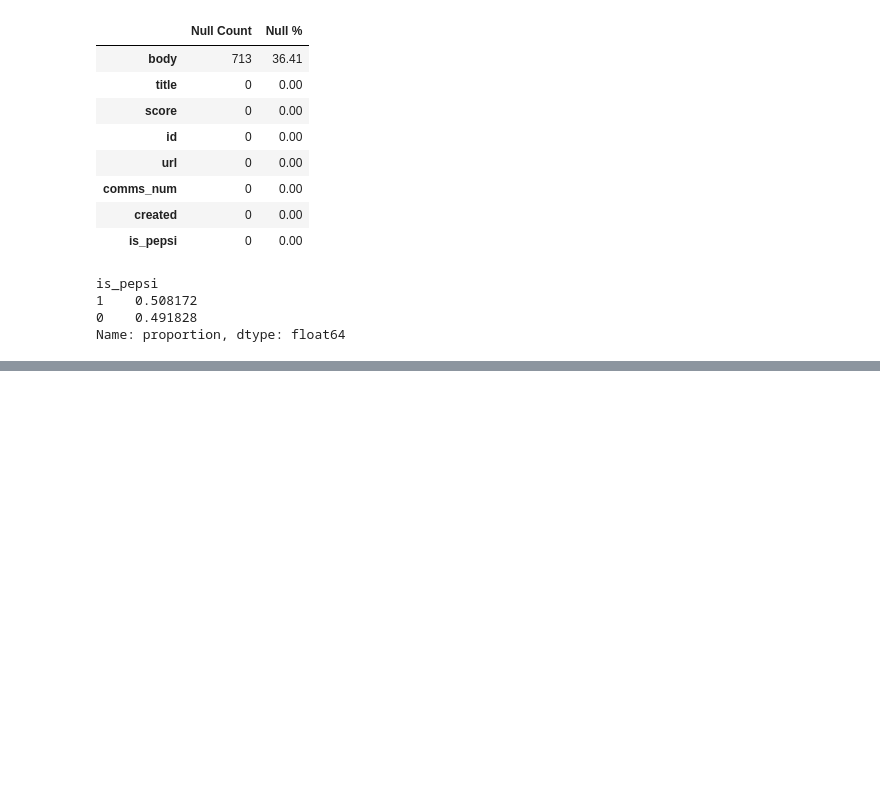
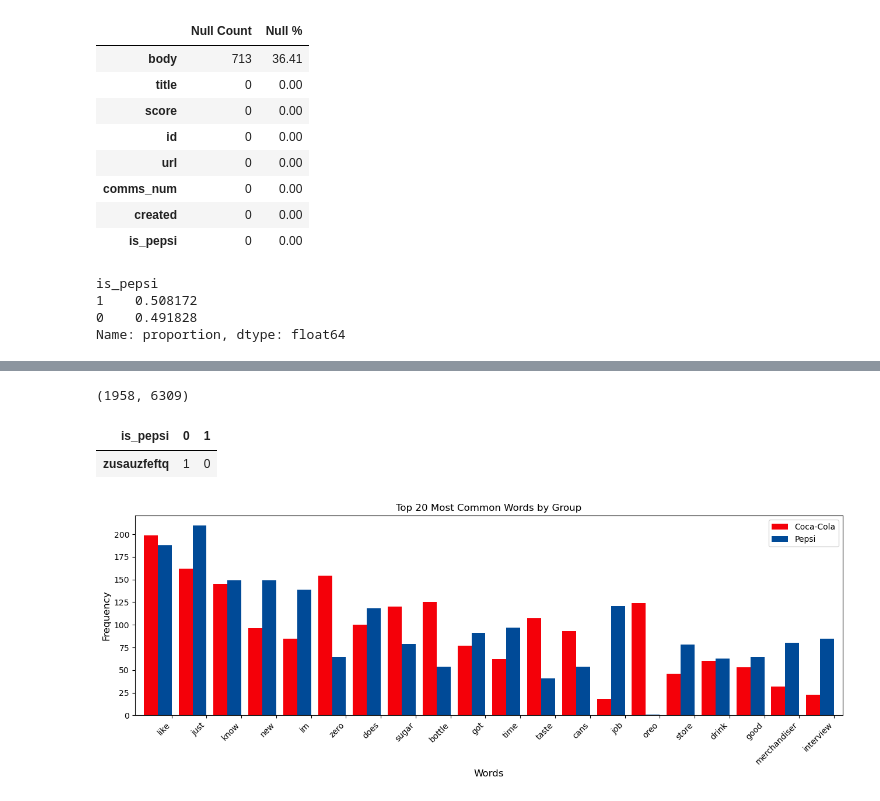
Before and after one commit to auttwitter/DSI-04, a Jupyter notebook: projects/project_3/code/01_EDA.ipynb, the cells around one changed output, grey strips where cells are left out. Saved outputs shown, nothing was run; the diff lists cells and outputs as text; code cells hidden in the pictures; blank space fills up the shorter version.

```diff
--- a/projects/project_3/code/01_EDA.ipynb
+++ b/projects/project_3/code/01_EDA.ipynb
@@ -534,0 +170,55 @@ len(misclassified_indices)
+# %%
+pc_stopwords = list(ENGLISH_STOP_WORDS.union({'pepsi'
+                                              , 'pepsico'
+                                              , 'coca'
+                                              , 'cola'
+                                              , 'coke'}))  # Add specific related words of Pepsi and Coca-Cola
+cvec = CountVectorizer(stop_words = pc_stopwords, strip_accents = 'ascii')        # instatiate vectorizer using custom stopwords and remove accents
+X = cvec.fit_transform(df['title_body']).todense()                                # Fitting, Transforming and Densing
+df_X = pd.DataFrame(X, columns = cvec.get_feature_names_out())                    # Results
+# %%
+df_X.shape
+# %% [output]
+(1958, 6309)
+# %%
+# Number of ocurrences of each word group by `is_pepsi`
+df_X_pc = pd.concat([df['is_pepsi'], df_X], axis = 1).groupby('is_pepsi').sum()
+df_X_pc.T.tail(1)
+# %% [output]
+| is_pepsi | 0 | 1 |
+| zusauzfeftq | 1 | 0 |
+# %%
+# Top N common words
+
+# Set N
+N = 20
+
+word_frequencies = df_X_pc.loc[0] + df_X_pc.loc[1]                             # Calculate total word frequencies
+top_words = word_frequencies.sort_values(ascending = False).head(20).index     # Sort and select top N words as List
+df_top_words = df_X_pc[top_words]                                              # Filter
+
+# Plot the grouped bar chart
+ax = df_top_words.T.plot(
+    kind = 'bar'
+    , width = 0.8
+    , figsize = (13, 5)
+    , color = [pc_colors[0], pc_colors[1]]
+    , position=1
+)
+
+# Add labels and title
+plt.xlabel('Words', fontsize=12)
+plt.ylabel('Frequency', fontsize=12)
+plt.title(f'Top {N} Most Common Words by Group')
+
+# Add legend
+plt.legend(labels=['Coca-Cola', 'Pepsi'], loc = 'upper right')
+
+# Adjust x-axis
+plt.xticks(rotation = 45, ha = 'right')
+
+# Show plot
+plt.tight_layout()
+plt.show();
+# %% [output]
+[figure, added]
```
Also changed, not shown: parts of 42 cells of this notebook.
